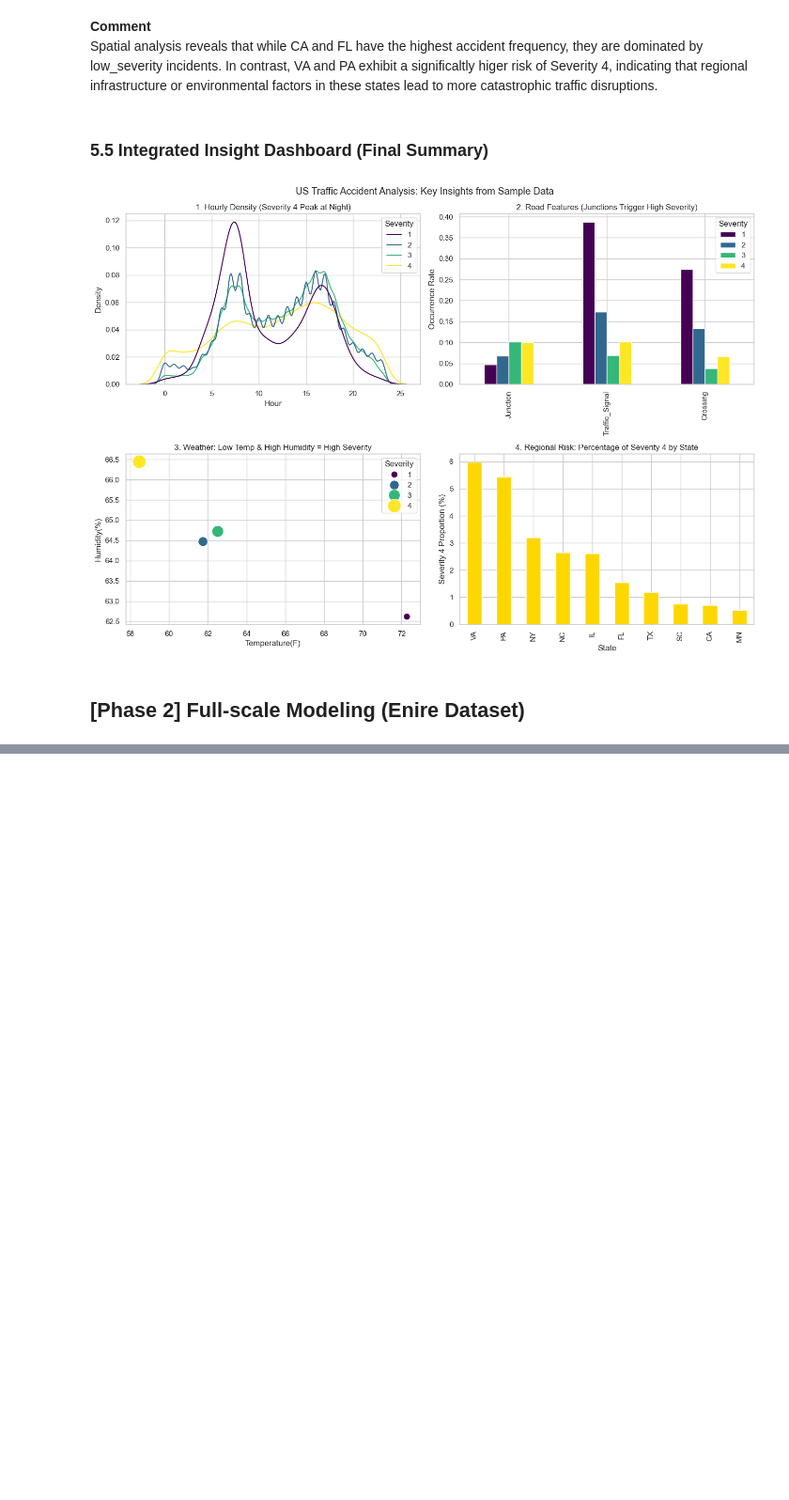
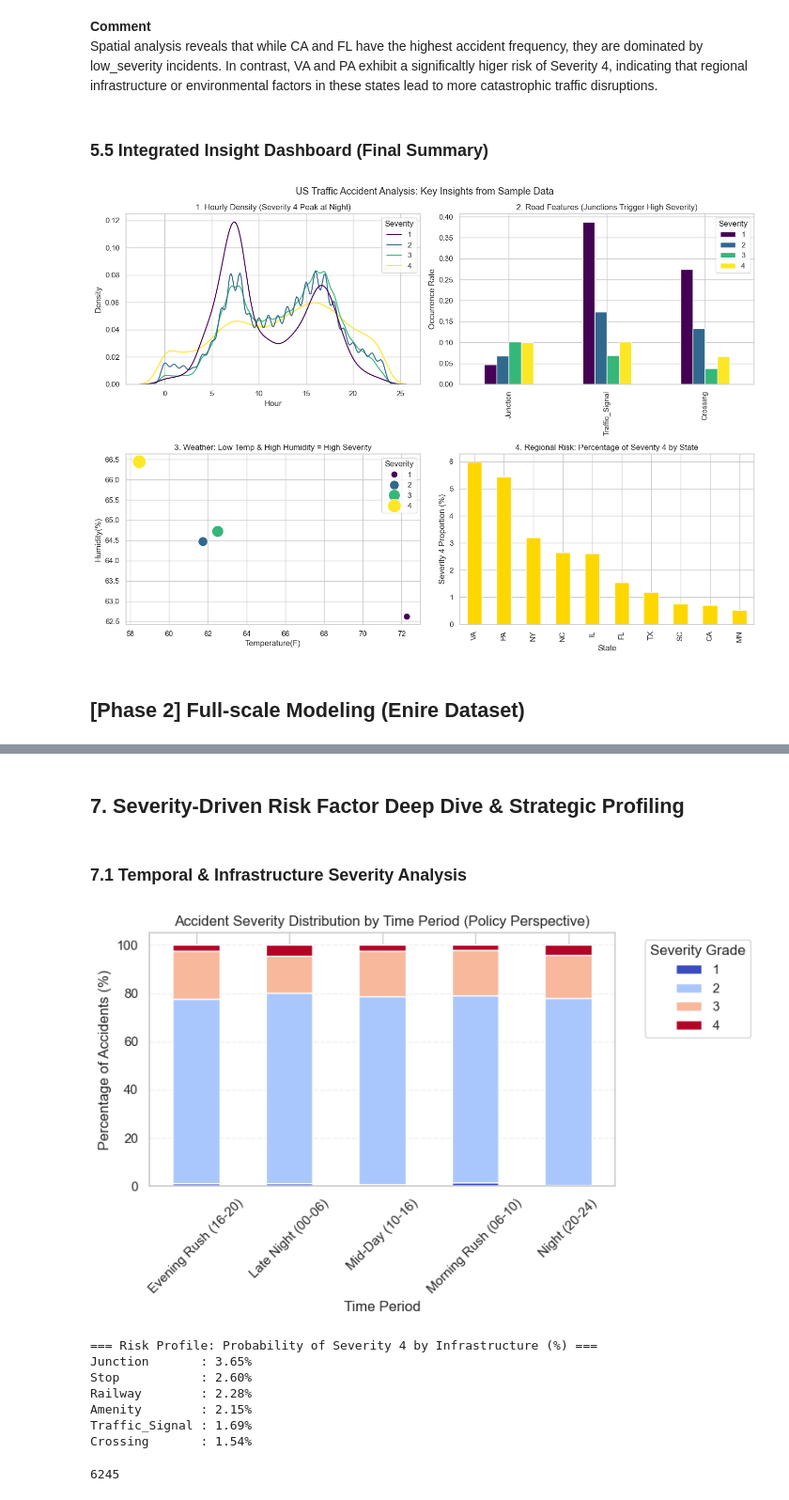
Before and after one commit to Joyriver-tome/C11CAP1, a Jupyter notebook: DS_Capstone_Notebook.ipynb, the cells around one changed output, grey strips where cells are left out. Shown at 94% size. Drawn from its saved outputs; the diff is of its cells as text; code cells hidden in the pictures; blank space fills up the shorter version.

Commit message:
Update analysis notebook and documentation
- Add climate anomaly impact analysis
- Update README with project description
- Fix gitignore to exclude cache files

```diff
--- a/DS_Capstone_Notebook.ipynb
+++ b/DS_Capstone_Notebook.ipynb
@@ -593,0 +715,3 @@ Text here
+# %%
+# Convert 'Start_Time' to datetime
+df_full['Start_Time'] = pd.to_datetime(df_full['Start_Time'], errors = 'coerce')
@@ -593,0 +834,17 @@ Text here
+# %%
+# Identify categorical columns
+cat_cols = ['Time_Period', 'State', 'City', 'County']
+
+# Apply category dtype for memory efficiency and label preservation
+for col in cat_cols:
+    if col in df_full.columns:
+        df_full[col] = df_full[col].astype('category')
+        print(f"Converted {col} to category. Unique values: {df_full[col].nunique()}")
+
+# Final check of data types and memory
+print("\nFinal Data Types:")
+print(df_full.dtypes)
+
+# Memory check
+print(f"\nFinal Memory Usage: {df_full.memory_usage().sum() / 1024**2:.2f} MB")
+gc.collect()
@@ -593,0 +870,47 @@ Text here
+# %% [markdown]
+## 7. Severity-Driven Risk Factor Deep Dive & Strategic Profiling
+# %% [markdown]
+### 7.1 Temporal & Infrastructure Severity Analysis
+# %%
+# Temporal Severity Analysis: Crossing Time_Period with Severity
+time_severity_pct = pd.crosstab(df_full['Time_Period'], df_full['Severity'], normalize='index') * 100
+
+# Infrastructure Risk Profiling: Calculating the probability of Severity 4 for each feature
+infra_features = ['Junction', 'Traffic_Signal', 'Crossing', 'Stop', 'Amenity', 'Railway']
+severity_4_risks = {}
+
+for feature in infra_features:
+    # Calculate the ratio of Severity 4 when the feature is present (True)
+    if feature in df_full.columns:
+        s4_ratio = df_full[df_full[feature] == True]['Severity'].value_counts(normalize=True).get(4, 0) * 100
+        severity_4_risks[feature] = s4_ratio
+
+# Visualize
+plt.figure(figsize=(8,5))
+time_severity_pct.plot(kind='bar', stacked=True, colormap='coolwarm', ax=plt.gca())
+plt.title('Accident Severity Distribution by Time Period (Policy Perspective)')
+plt.xlabel('Time Period')
+plt.ylabel('Percentage of Accidents (%)')
+plt.legend(title='Severity Grade', bbox_to_anchor=(1.05, 1), loc='upper left')
+plt.xticks(rotation=45)
+plt.grid(axis='y', linestyle='--', alpha=0.3)
+plt.tight_layout()
+plt.show()
+
+# Results: High-Impact Infrastructure for Severity 4
+print("=== Risk Profile: Probability of Severity 4 by Infrastructure (%) ===")
+sorted_risks = sorted(severity_4_risks.items(), key=lambda x: x[1], reverse=True)
+for feature, risk in sorted_risks:
+    print(f"{feature:15}: {risk:.2f}%")
+
+gc.collect()
+# %% [output]
+[figure, added]
+=== Risk Profile: Probability of Severity 4 by Infrastructure (%) ===
+Junction       : 3.65%
+Stop           : 2.60%
+Railway        : 2.28%
+Amenity        : 2.15%
+Traffic_Signal : 1.69%
+Crossing       : 1.54%
+6245
```
Also changed, not shown: parts of 70 cells of this notebook, 2 other files.
